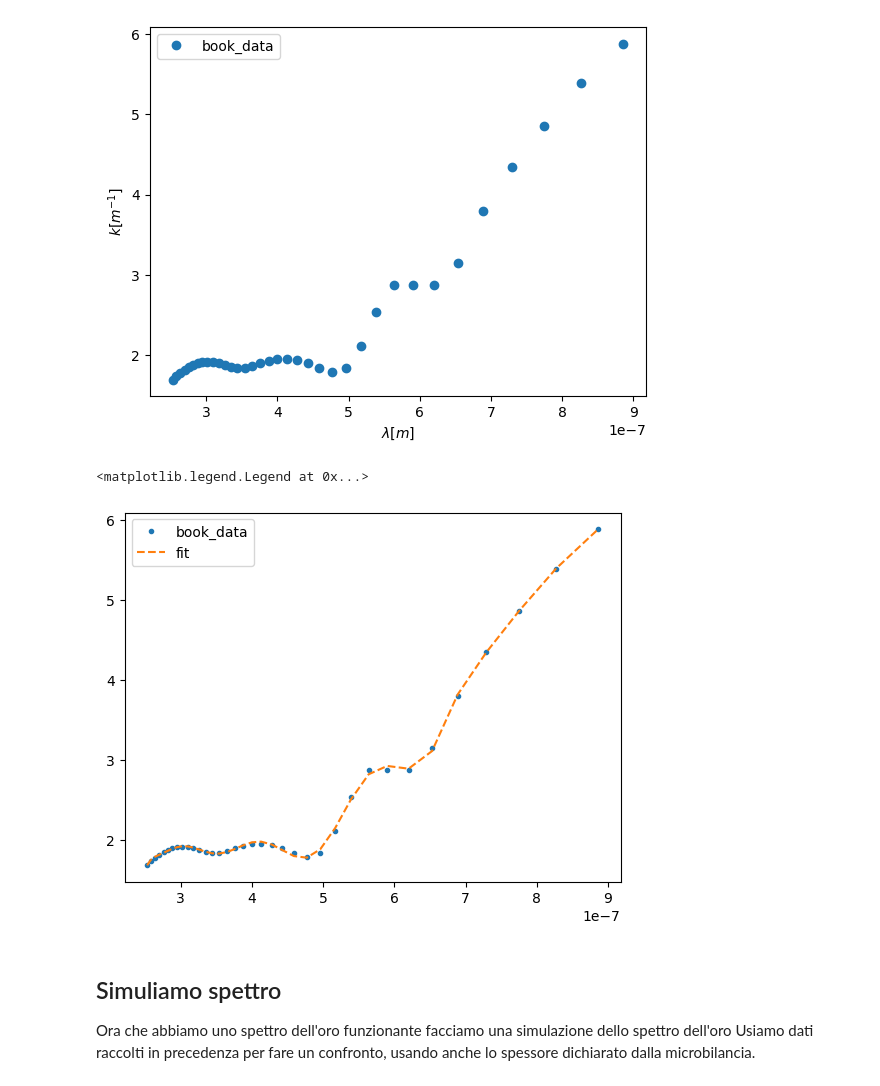
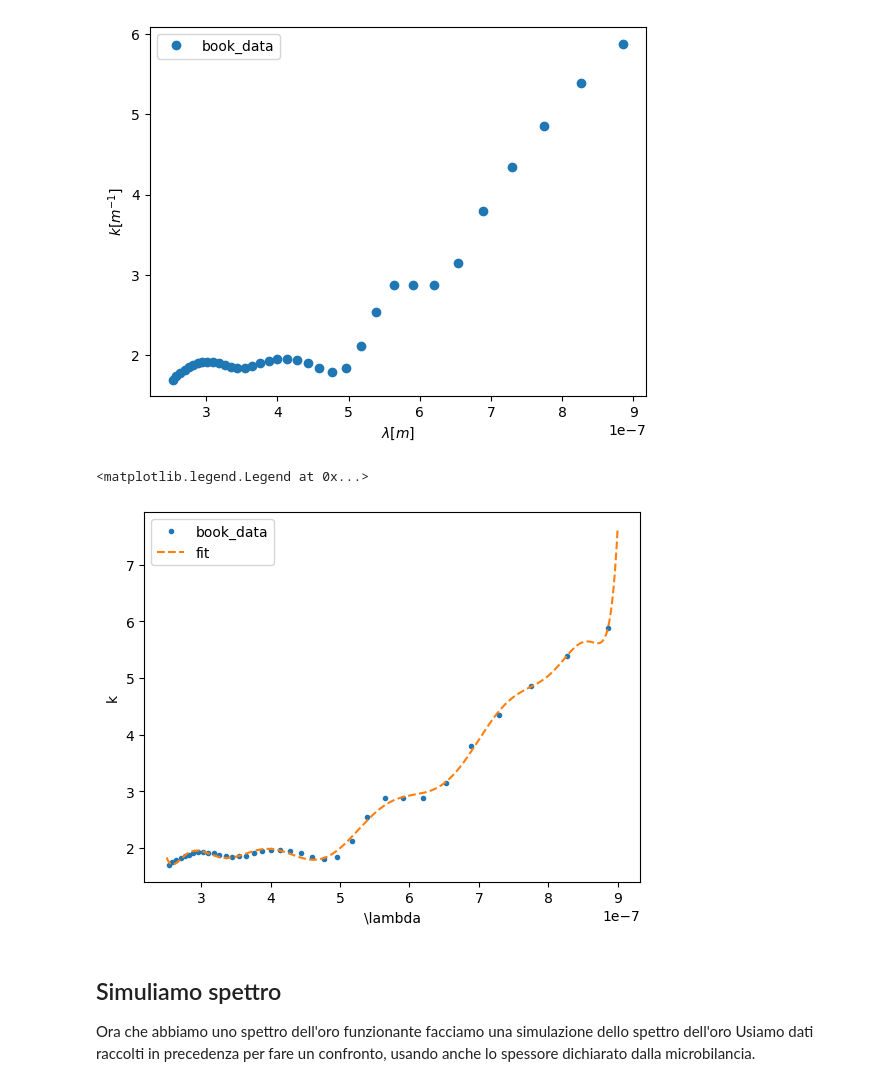
Before and after one commit to RandDouble/lab_mat, a Jupyter notebook: fit_lab.ipynb, the cells around one changed output. Saved outputs shown, nothing was run; the diff lists cells and outputs as text; code cells hidden in the pictures.

```diff
--- a/fit_lab.ipynb
+++ b/fit_lab.ipynb
@@ -43,17 +43,20 @@ plt.legend()
 [figure]
 # %%
 filter = (df["lambda_corrected"]<900e-9) & (df["lambda_corrected"] > 250e-9)
-coeff = np.polyfit(df[filter]["lambda_corrected"], df[filter]["k_corrected"], deg=13)
+coeff = np.polyfit(df[filter]["lambda_corrected"], df[filter]["k_corrected"], deg=12)
 fun = np.poly1d(coeff)
 
-x = df[filter]["lambda_corrected"]
+# x = df[filter]["lambda_corrected"]
+x = np.linspace(250e-9, 900e-9, 500)
 
 plt.plot("lambda_corrected", "k_corrected", ".", data=df[filter], label= "book_data")
 plt.plot(x, fun(x), "--", label="fit")
+plt.ylabel("k")
+plt.xlabel(r"\lambda")
 plt.legend()
 # %% [output]
 <matplotlib.legend.Legend at 0x...>
-[figure, old version]
+[figure, new version]
 # %% [markdown]
 ## Simuliamo spettro
 
```
Also changed, not shown: parts of 1 cell of this notebook, 2 other files.
